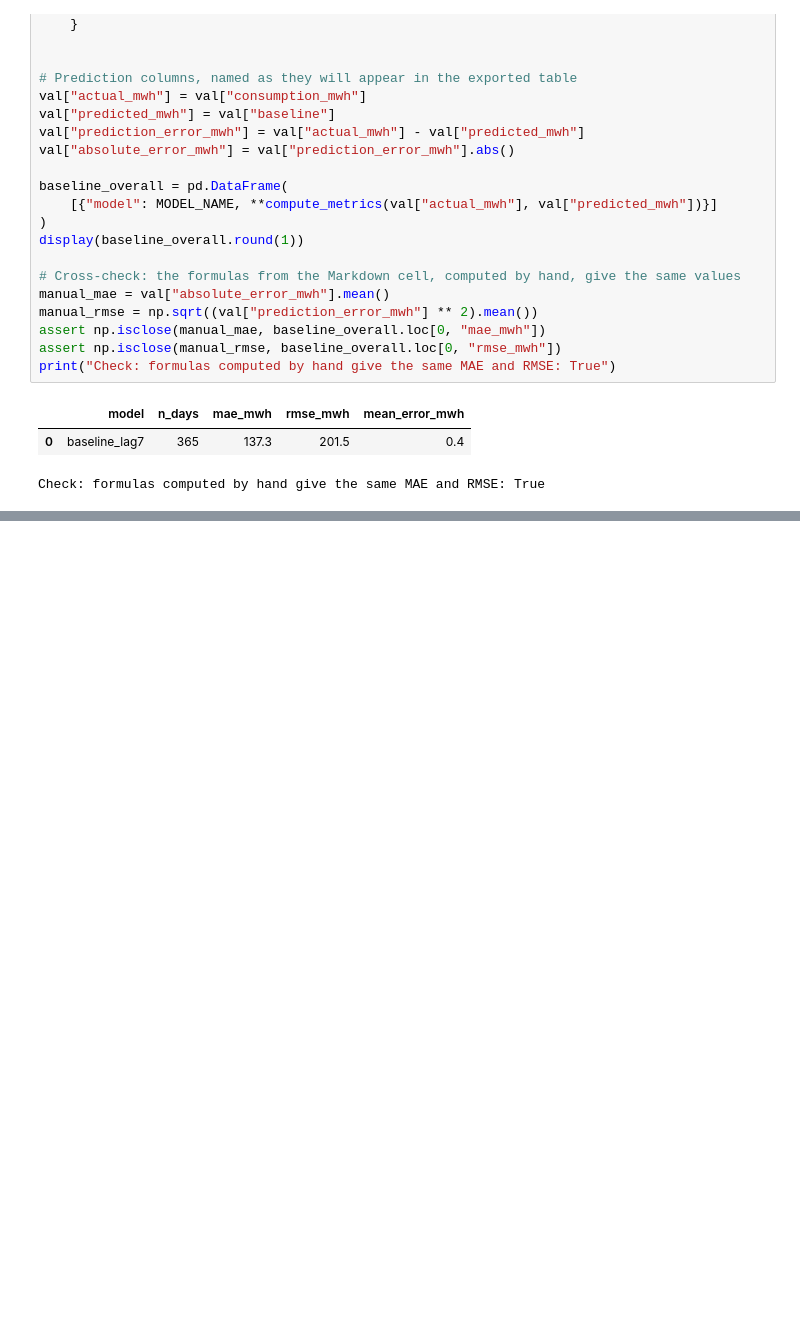
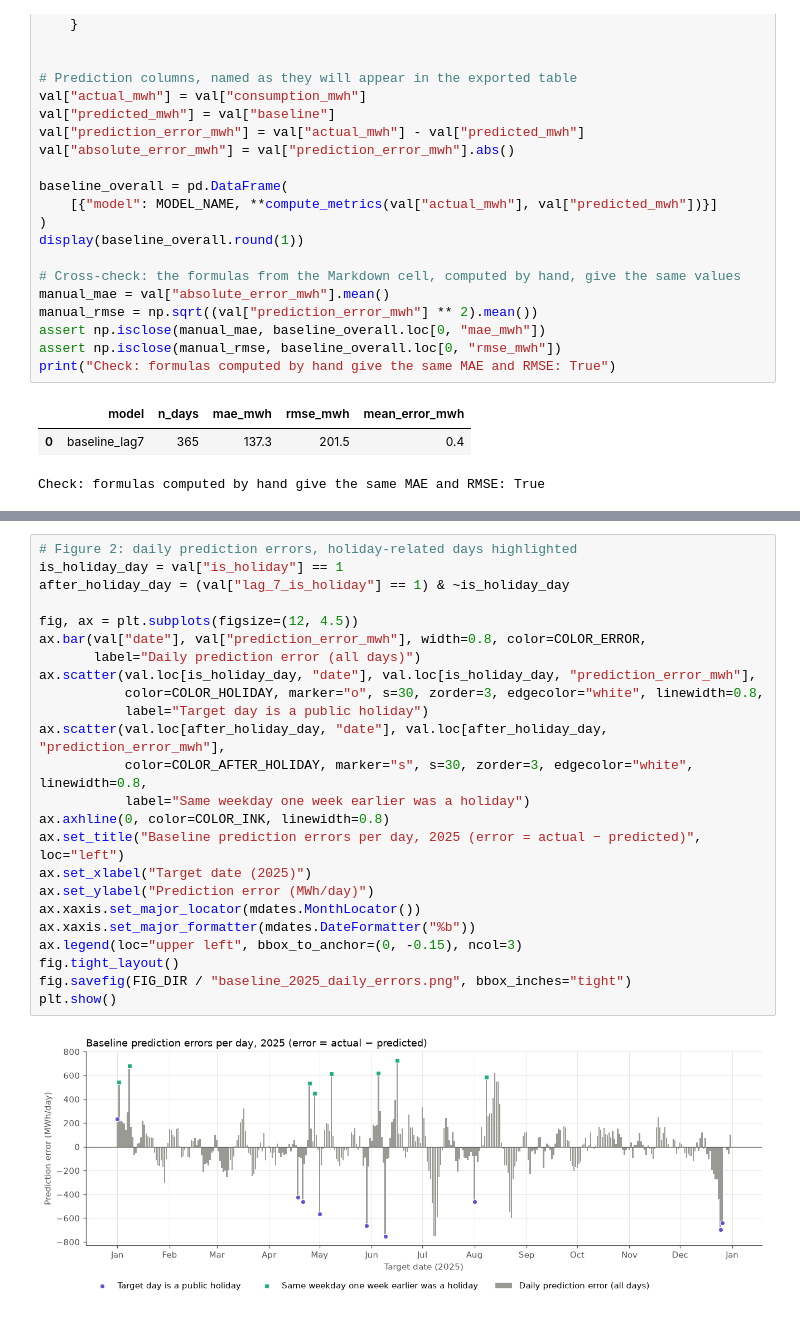
Before and after one commit to LaraMileto/DSF_forecasting_electricity_consumption_Basel, a Jupyter notebook: code/05_baselines.ipynb, the cells around one changed output, grey strips where cells are left out. Cells and saved outputs as stored; diff of their text form; blank space fills up the shorter version.

```diff
--- a/code/05_baselines.ipynb
+++ b/code/05_baselines.ipynb
@@ -352,0 +439,26 @@ Check: formulas computed by hand give the same MAE and RMSE: True
+# %%
+# Figure 2: daily prediction errors, holiday-related days highlighted
+is_holiday_day = val["is_holiday"] == 1
+after_holiday_day = (val["lag_7_is_holiday"] == 1) & ~is_holiday_day
+
+fig, ax = plt.subplots(figsize=(12, 4.5))
+ax.bar(val["date"], val["prediction_error_mwh"], width=0.8, color=COLOR_ERROR,
+       label="Daily prediction error (all days)")
+ax.scatter(val.loc[is_holiday_day, "date"], val.loc[is_holiday_day, "prediction_error_mwh"],
+           color=COLOR_HOLIDAY, marker="o", s=30, zorder=3, edgecolor="white", linewidth=0.8,
+           label="Target day is a public holiday")
+ax.scatter(val.loc[after_holiday_day, "date"], val.loc[after_holiday_day, "prediction_error_mwh"],
+           color=COLOR_AFTER_HOLIDAY, marker="s", s=30, zorder=3, edgecolor="white", linewidth=0.8,
+           label="Same weekday one week earlier was a holiday")
+ax.axhline(0, color=COLOR_INK, linewidth=0.8)
+ax.set_title("Baseline prediction errors per day, 2025 (error = actual − predicted)", loc="left")
+ax.set_xlabel("Target date (2025)")
+ax.set_ylabel("Prediction error (MWh/day)")
+ax.xaxis.set_major_locator(mdates.MonthLocator())
+ax.xaxis.set_major_formatter(mdates.DateFormatter("%b"))
+ax.legend(loc="upper left", bbox_to_anchor=(0, -0.15), ncol=3)
+fig.tight_layout()
+fig.savefig(FIG_DIR / "baseline_2025_daily_errors.png", bbox_inches="tight")
+plt.show()
+# %% [output]
+[figure, added]
```
Also changed, not shown: parts of 5 cells of this notebook.
